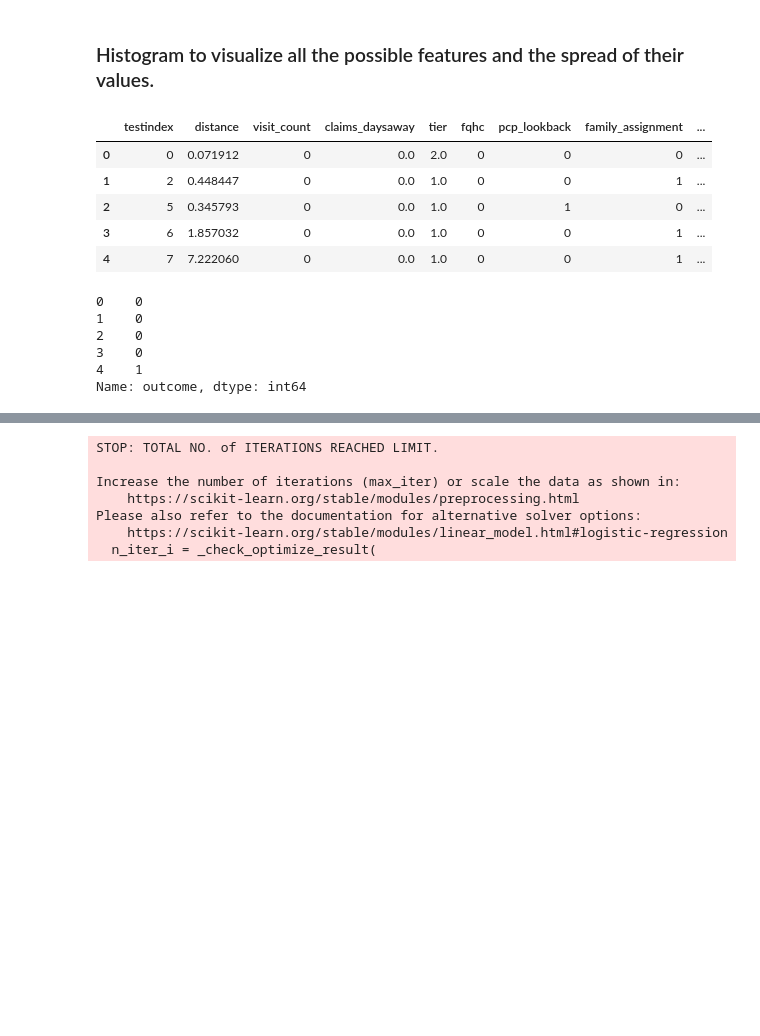
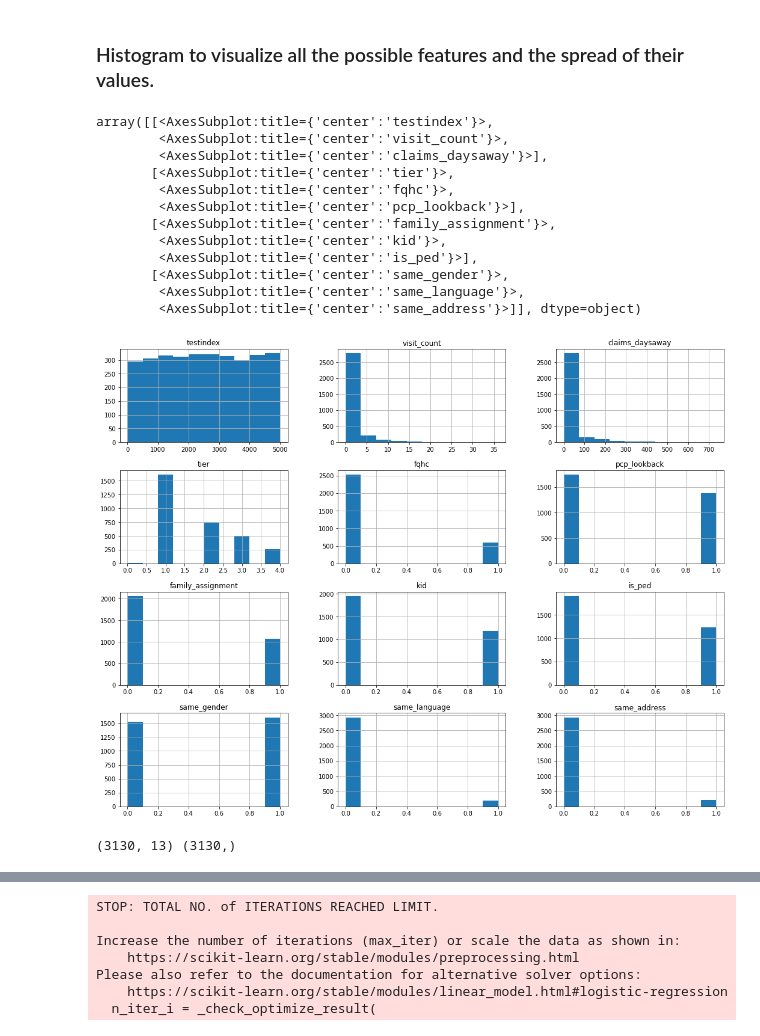
Before and after one commit to Paritosh-Anand/mtech, a Jupyter notebook: dm/assignment_1/pcp_change.ipynb, the cells around one changed output, grey strips where cells are left out. Drawn from its saved outputs; the diff is of its cells as text; code cells hidden in the pictures; blank space fills up the shorter version.

Commit message:
dm assignment; feature engineering

```diff
--- a/dm/assignment_1/pcp_change.ipynb
+++ b/dm/assignment_1/pcp_change.ipynb
@@ -42,4 +62,27 @@ data[data['outcome'] == 1].head()
+# %%
+# zone_labels = ["zone1", "zone2", "zone3", "zone4"]
+zone_labels = ["1", "2", "3", "4"]
+data['distance_bin'] = pd.cut(data['distance'], bins=[-1, 2, 5, 10, 60], labels=zone_labels)
+
+# categories = np.array(zone_labels)
+# data['distance_bin'] = pd.Categorical(data['distance_bin'], categories=categories, ordered=True)
+
+data.drop(['distance'], axis=1, inplace=True)
 # %% [markdown]
 ### Histogram to visualize all the possible features and the spread of their values.
 # %%
-# data.hist(figsize=(18,14))
+data.hist(figsize=(18,14))
+# %% [output]
+array([[<AxesSubplot:title={'center':'testindex'}>,
+        <AxesSubplot:title={'center':'visit_count'}>,
+        <AxesSubplot:title={'center':'claims_daysaway'}>],
+       [<AxesSubplot:title={'center':'tier'}>,
+        <AxesSubplot:title={'center':'fqhc'}>,
+        <AxesSubplot:title={'center':'pcp_lookback'}>],
+       [<AxesSubplot:title={'center':'family_assignment'}>,
+        <AxesSubplot:title={'center':'kid'}>,
+        <AxesSubplot:title={'center':'is_ped'}>],
+       [<AxesSubplot:title={'center':'same_gender'}>,
+        <AxesSubplot:title={'center':'same_language'}>,
+        <AxesSubplot:title={'center':'same_address'}>]], dtype=object)
+[figure, added]
@@ -54,19 +89,5 @@ data = data.fillna(0)
-# %%
-data.head()
-# %% [output]
-|  | testindex | distance | visit_count | claims_daysaway | tier | fqhc | pcp_lookback | family_assignment | ... |
-| 0 | 0 | 0.071912 | 0 | 0.0 | 2.0 | 0 | 0 | 0 | ... |
-| 1 | 2 | 0.448447 | 0 | 0.0 | 1.0 | 0 | 0 | 1 | ... |
-| 2 | 5 | 0.345793 | 0 | 0.0 | 1.0 | 0 | 1 | 0 | ... |
-| 3 | 6 | 1.857032 | 0 | 0.0 | 1.0 | 0 | 0 | 1 | ... |
-| 4 | 7 | 7.222060 | 0 | 0.0 | 1.0 | 0 | 0 | 1 | ... |
-# %%
-y.head()
-# %% [output]
-0    0
-1    0
-2    0
-3    0
-4    1
-Name: outcome, dtype: int64
+# %%
+print(data.shape, y.shape)
+# %% [output]
+(3130, 13) (3130,)
 # %% [markdown]
```
Also changed, not shown: parts of 16 cells of this notebook.
